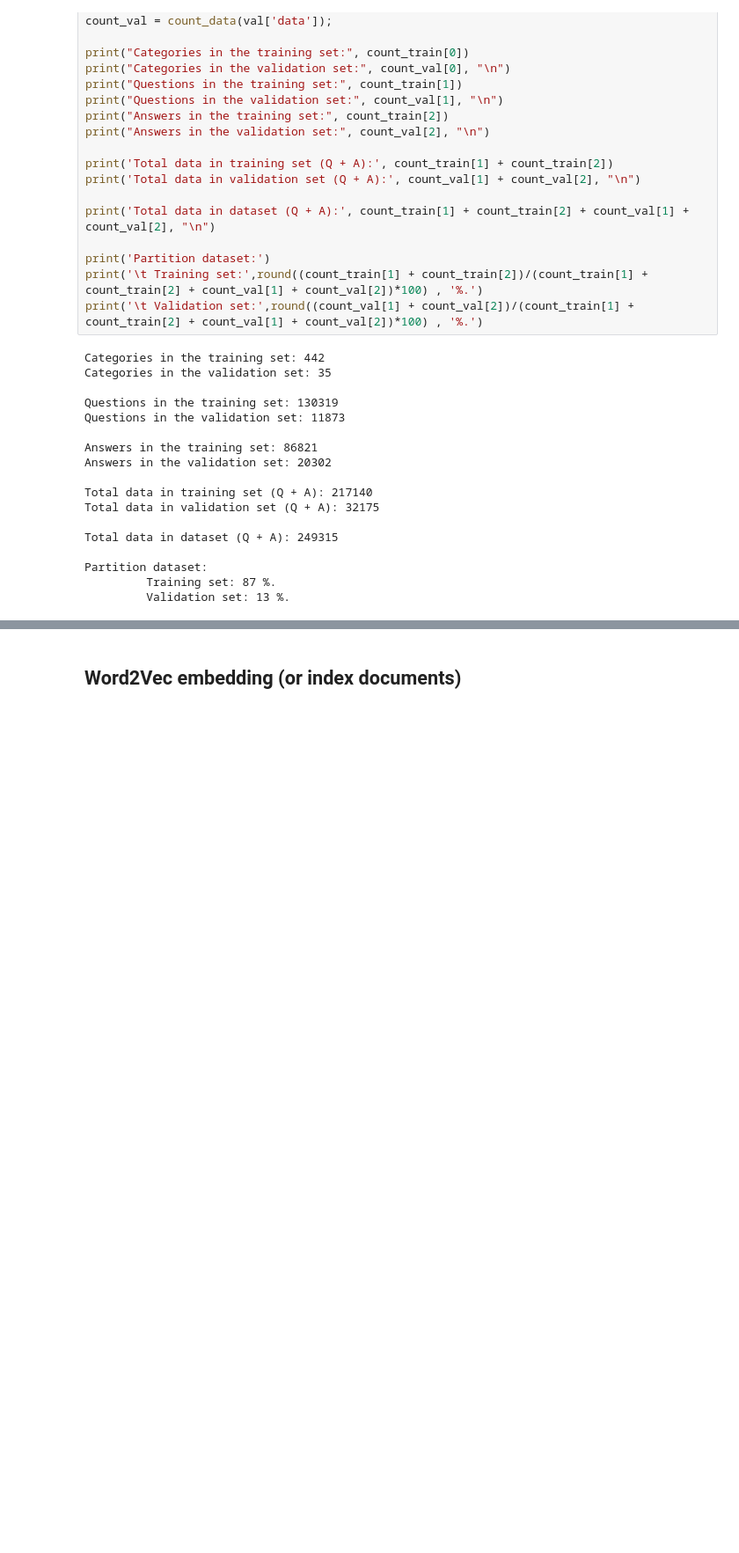
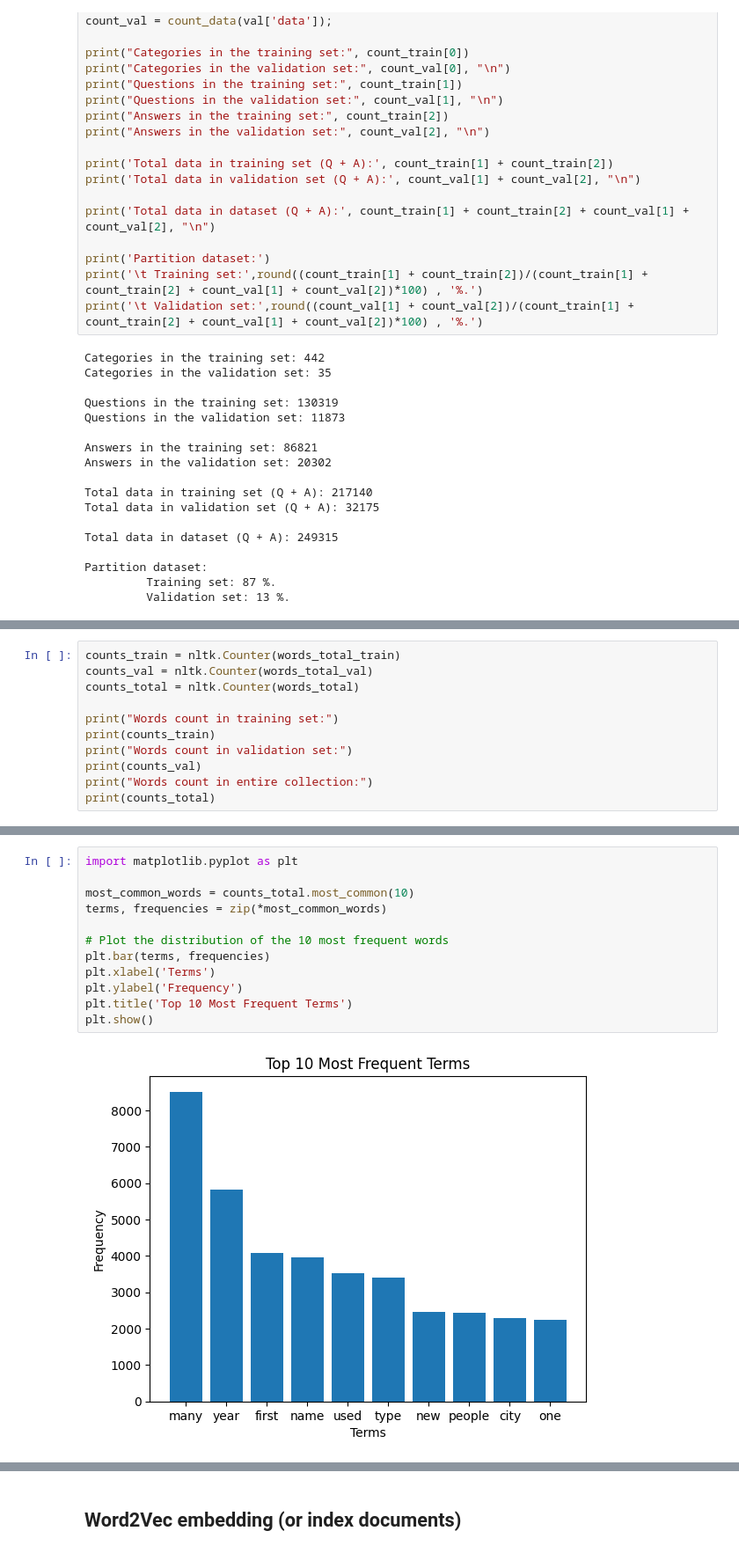
Before and after one commit to Ele975/ML_project2, a Jupyter notebook: AML_project2.ipynb, the cells around one changed output, grey strips where cells are left out. Shown at 88% size. Saved outputs shown, nothing was run; the diff lists cells and outputs as text; blank space fills up the shorter version.

Commit message:
add plot frequency most common words

```diff
--- a/AML_project2.ipynb
+++ b/AML_project2.ipynb
@@ -152,0 +148,11 @@ We counted the frequency of each term within the documents
+# %%
+counts_train = nltk.Counter(words_total_train)
+counts_val = nltk.Counter(words_total_val)
+counts_total = nltk.Counter(words_total)
+
+print("Words count in training set:")
+print(counts_train)
+print("Words count in validation set:")
+print(counts_val)
+print("Words count in entire collection:")
+print(counts_total)
@@ -152,0 +164,14 @@ We counted the frequency of each term within the documents
+# %%
+import matplotlib.pyplot as plt
+
+most_common_words = counts_total.most_common(10)
+terms, frequencies = zip(*most_common_words)
+
+# Plot the distribution of the 10 most frequent words
+plt.bar(terms, frequencies)
+plt.xlabel('Terms')
+plt.ylabel('Frequency')
+plt.title('Top 10 Most Frequent Terms')
+plt.show()
+# %% [output]
+[figure, added]
```
Also changed, not shown: parts of 7 cells of this notebook.
